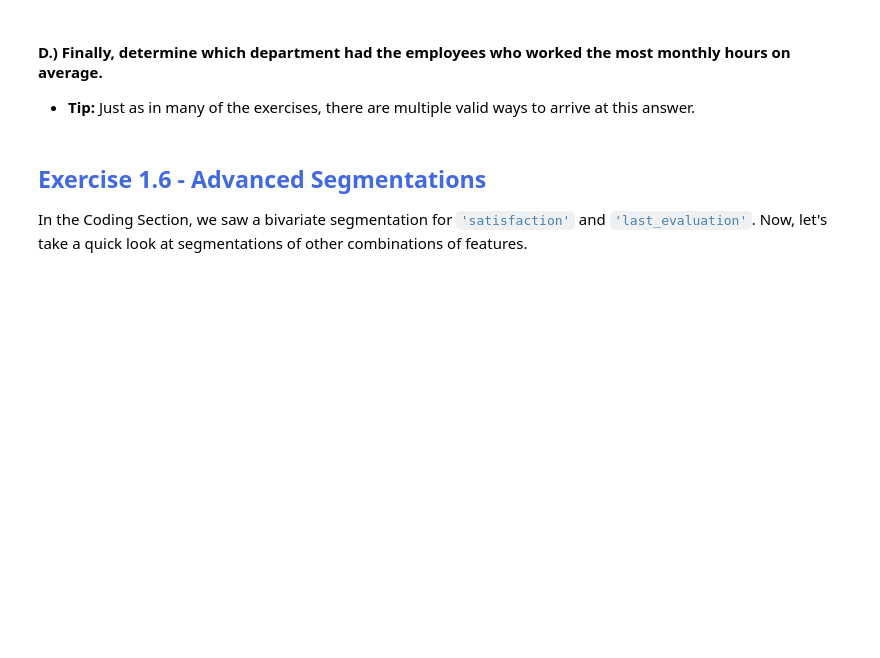
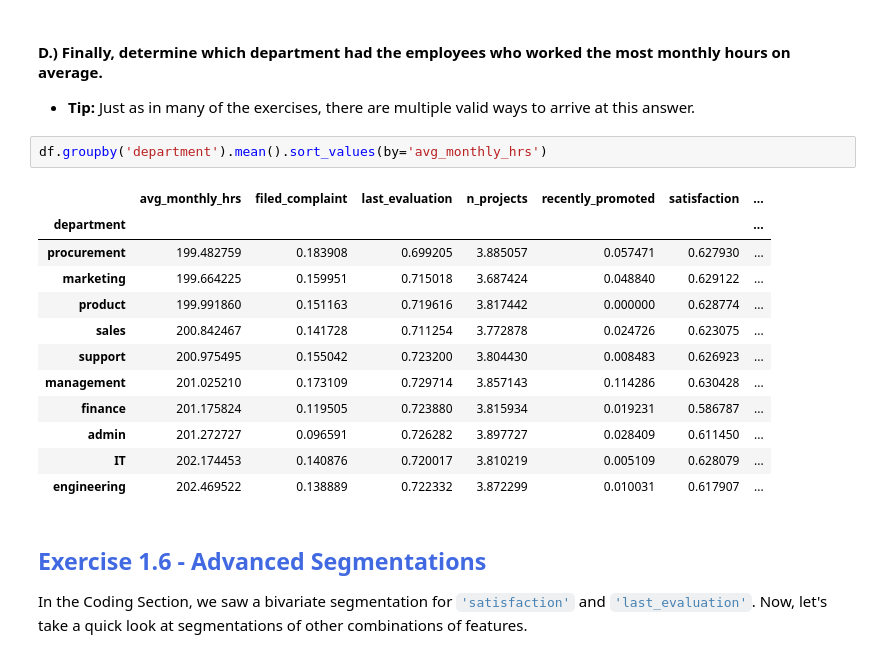
Before and after one commit to tundeiness/Chief-People-Officer, a Jupyter notebook: 1 - Workbook - Exploratory Analysis Plus.ipynb, the cells around one changed output. Cells and saved outputs as stored; diff of their text form; blank space fills up the shorter version.

Commit message:
find mean of department who had employees who worked most monthly hours on average using groupby department

```diff
--- a/1 - Workbook - Exploratory Analysis Plus.ipynb
+++ b/1 - Workbook - Exploratory Analysis Plus.ipynb
@@ -831,6 +831,21 @@ plt.show()
 # %% [markdown]
 #### D.) Finally, determine which department had the employees who worked the most monthly hours on average.
 * **Tip:** Just as in many of the exercises, there are multiple valid ways to arrive at this answer.
+# %%
+df.groupby('department').mean().sort_values(by='avg_monthly_hrs')
+# %% [output]
+|  | avg_monthly_hrs | filed_complaint | last_evaluation | n_projects | recently_promoted | satisfaction | ... |
+| department |  |  |  |  |  |  | ... |
+| procurement | 199.482759 | 0.183908 | 0.699205 | 3.885057 | 0.057471 | 0.627930 | ... |
+| marketing | 199.664225 | 0.159951 | 0.715018 | 3.687424 | 0.048840 | 0.629122 | ... |
+| product | 199.991860 | 0.151163 | 0.719616 | 3.817442 | 0.000000 | 0.628774 | ... |
+| sales | 200.842467 | 0.141728 | 0.711254 | 3.772878 | 0.024726 | 0.623075 | ... |
+| support | 200.975495 | 0.155042 | 0.723200 | 3.804430 | 0.008483 | 0.626923 | ... |
+| management | 201.025210 | 0.173109 | 0.729714 | 3.857143 | 0.114286 | 0.630428 | ... |
+| finance | 201.175824 | 0.119505 | 0.723880 | 3.815934 | 0.019231 | 0.586787 | ... |
+| admin | 201.272727 | 0.096591 | 0.726282 | 3.897727 | 0.028409 | 0.611450 | ... |
+| IT | 202.174453 | 0.140876 | 0.720017 | 3.810219 | 0.005109 | 0.628079 | ... |
+| engineering | 202.469522 | 0.138889 | 0.722332 | 3.872299 | 0.010031 | 0.617907 | ... |
 # %% [markdown]
 ## <span style="color:RoyalBlue">Exercise 1.6 - Advanced Segmentations</span>
 
```
